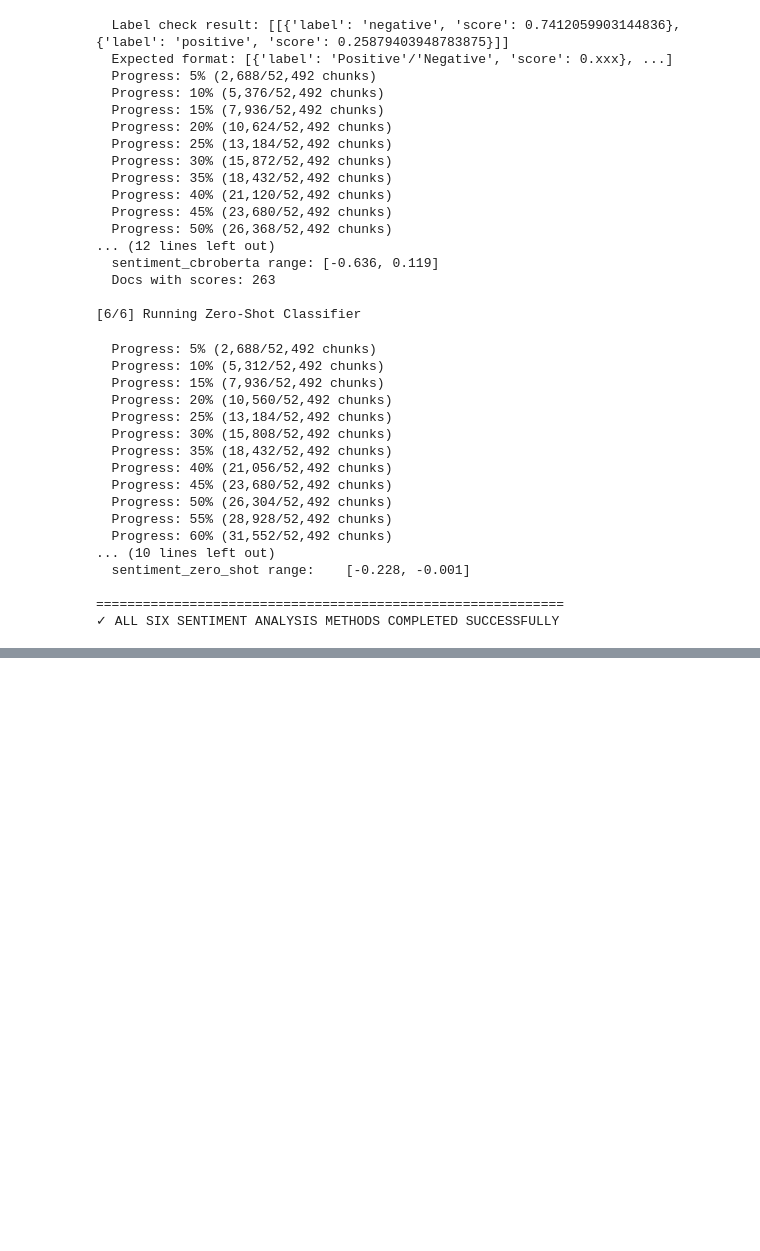
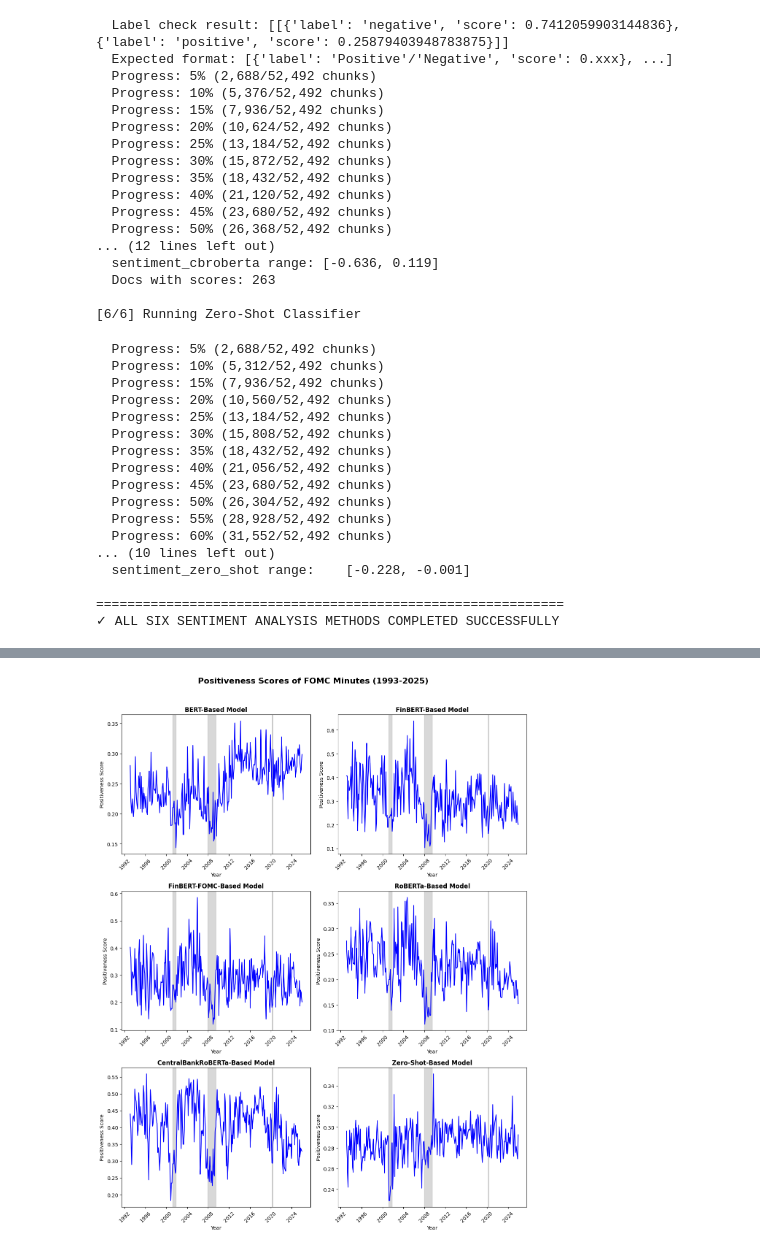
Before and after one commit to gfshi/LLM_practice, a Jupyter notebook: FED_minutes_sentiment_Colab.ipynb, the cells around one changed output, grey strips where cells are left out. Saved outputs shown, nothing was run; the diff lists cells and outputs as text; code cells hidden in the pictures; blank space fills up the shorter version.

```diff
--- a/FED_minutes_sentiment_Colab.ipynb
+++ b/FED_minutes_sentiment_Colab.ipynb
@@ -692,0 +705,97 @@ sentiment_zero_shot  263.0 -0.1133  0.0371 -0.2281 -0.0012
+# %%
+import pandas as pd
+import matplotlib.pyplot as plt
+import numpy as np
+from datetime import datetime
+
+# =========================
+# Step 1: Prepare data
+# =========================
+data = dataset.reset_index().rename(columns={'index': 'date'})
+
+cols_pos = [
+    'positiveness_bert', 'positiveness_finbert',
+    'positiveness_bert_fomc', 'positiveness_roberta',
+    'positiveness_cbroberta', 'positiveness_zero_shot'
+]
+
+data = data[['date'] + cols_pos].copy()
+data['date'] = pd.to_datetime(data['date'])
+data = data.sort_values('date')
+print(f"Data shape: {data.shape}")
+print(f"Date range: {data['date'].min()} to {data['date'].max()}")
+
+# =========================
+# Step 2: NBER Recession periods (1993-2025)
+# =========================
+recession_periods = [
+    ('1990-07-01', '1991-03-01'),   # Early 1990s recession
+    ('2001-03-01', '2001-11-01'),   # Dot-com recession
+    ('2007-12-01', '2009-06-01'),   # Great Recession
+    ('2020-02-01', '2020-04-01'),   # COVID-19 recession
+]
+
+# Add recession indicator
+data['is_recession'] = 0
+for start_date, end_date in recession_periods:
+    start = pd.to_datetime(start_date)
+    end = pd.to_datetime(end_date)
+    data.loc[(data['date'] >= start) & (data['date'] <= end), 'is_recession'] = 1
+
+# Create continuous recession periods for shading
+recession_shades = []
+in_recession = False
+start_date = None
+
+for idx, row in data.iterrows():
+    if row['is_recession'] == 1 and not in_recession:
+        start_date = row['date']
+        in_recession = True
+    elif row['is_recession'] == 0 and in_recession:
+        recession_shades.append((start_date, row['date']))
+        in_recession = False
+
+if in_recession:
+    recession_shades.append((start_date, data['date'].iloc[-1]))
+
+# =========================
+# Step 3: Create 3x2 subplot with recession shading
+# =========================
+positiveness_measures = {
+    'positiveness_bert': 'BERT',
+    'positiveness_finbert': 'FinBERT',
+    'positiveness_bert_fomc': 'FinBERT-FOMC',
+    'positiveness_roberta': 'RoBERTa',
+    'positiveness_cbroberta': 'CentralBankRoBERTa',
+    'positiveness_zero_shot': 'Zero-Shot'
+}
+
+fig, axes = plt.subplots(3, 2, figsize=(12, 15))
+axes = axes.flatten()
+
+for idx, (col, label) in enumerate(positiveness_measures.items()):
+    ax = axes[idx]
+
+    # Plot time series
+    ax.plot(data['date'], data[col], linewidth=1.5, color='blue')
+
+    # Add grey recession shading
+    for start, end in recession_shades:
+        ax.axvspan(start, end, alpha=0.3, color='gray', label='Recession' if idx == 0 else "")
+
+    # Customize
+    ax.set_title(f'{label}-Based Model', fontsize=12, fontweight='bold')
+    ax.set_xlabel('Year')
+    ax.set_ylabel('Positiveness Score')
+    #ax.grid(True, alpha=0.3)
+    #if idx == 0:
+    #    ax.legend(loc='upper right', fontsize=8)
+    ax.xaxis.set_major_formatter(plt.matplotlib.dates.DateFormatter('%Y'))
+    plt.setp(ax.xaxis.get_majorticklabels(), rotation=45)
+
+plt.suptitle('Positiveness Scores of FOMC Minutes (1993-2025)',
+             fontsize=16, fontweight='bold', y=1.02)
+plt.tight_layout()
+plt.savefig('positiveness_recession_analysis.png', dpi=150, bbox_inches='tight')
+plt.show()
+# %% [output]
@@ -692,0 +804 @@ sentiment_zero_shot  263.0 -0.1133  0.0371 -0.2281 -0.0012
+[figure, added]
```
Also changed, not shown: parts of 3 cells of this notebook.
